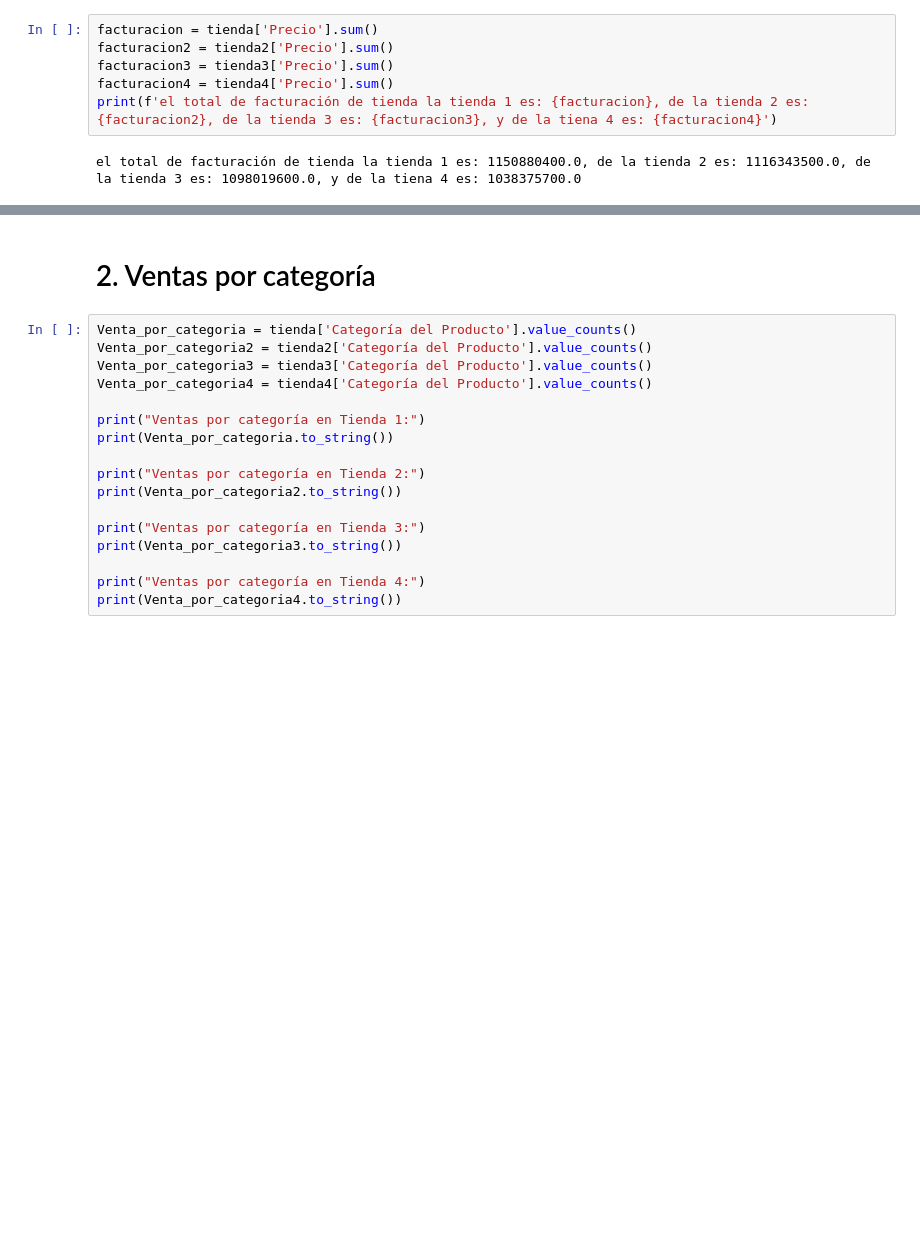
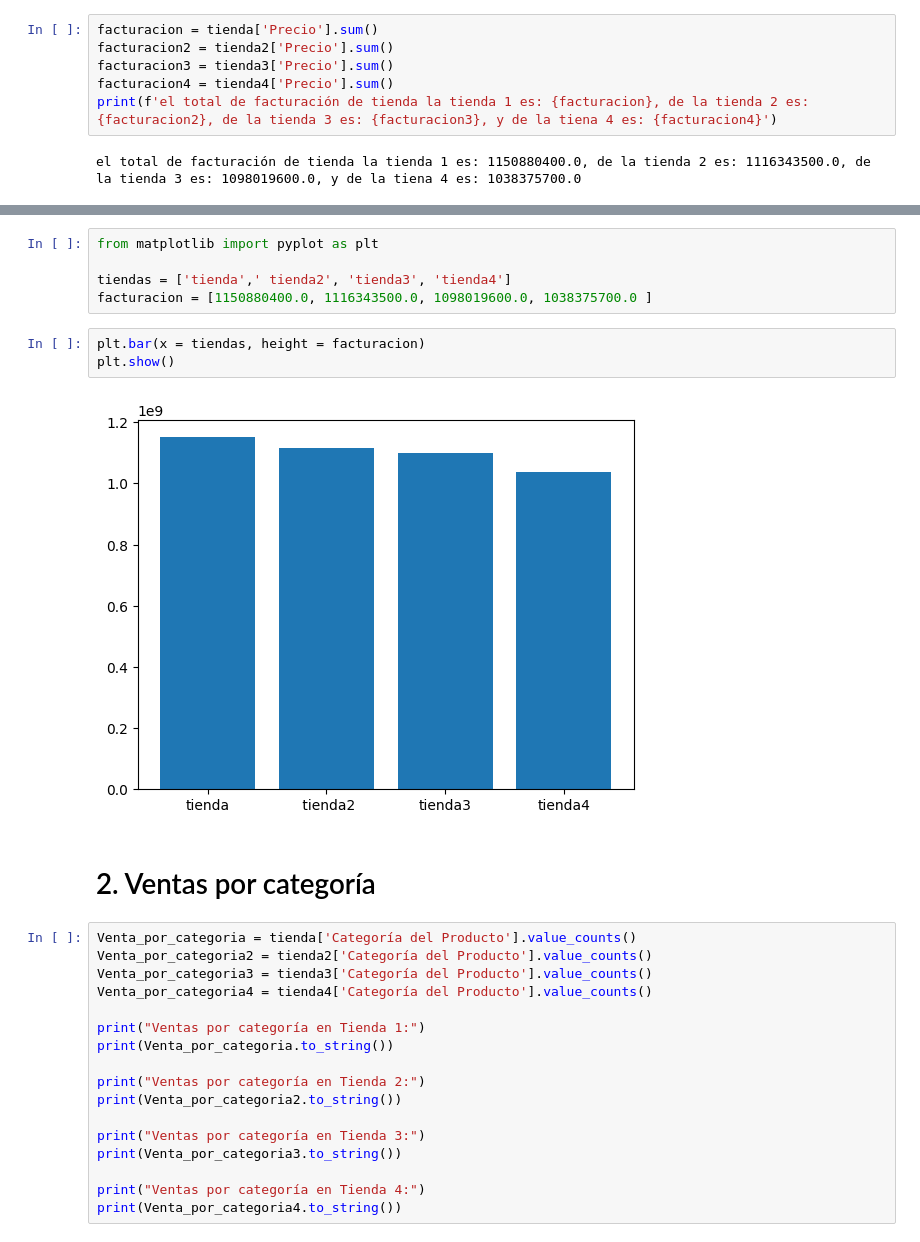
Before and after one commit to Garth080/challenge2_python, a Jupyter notebook: AluraStoreLatam.ipynb, the cells around one changed output, grey strips where cells are left out. Cells and saved outputs as stored; diff of their text form; blank space fills up the shorter version.

```diff
--- a/AluraStoreLatam.ipynb
+++ b/AluraStoreLatam.ipynb
@@ -46,3 +111,13 @@ el total de facturación de todas las tiendas es: 4403619200.0
+# %%
+from matplotlib import pyplot as plt
+
+tiendas = ['tienda',' tienda2', 'tienda3', 'tienda4']
+facturacion = [1150880400.0, 1116343500.0, 1098019600.0, 1038375700.0 ]
+# %%
+plt.bar(x = tiendas, height = facturacion)
+plt.show()
+# %% [output]
+[figure, added]
 # %% [markdown]
 # 2. Ventas por categoría
 # %%
```
Also changed, not shown: parts of 10 cells of this notebook.
